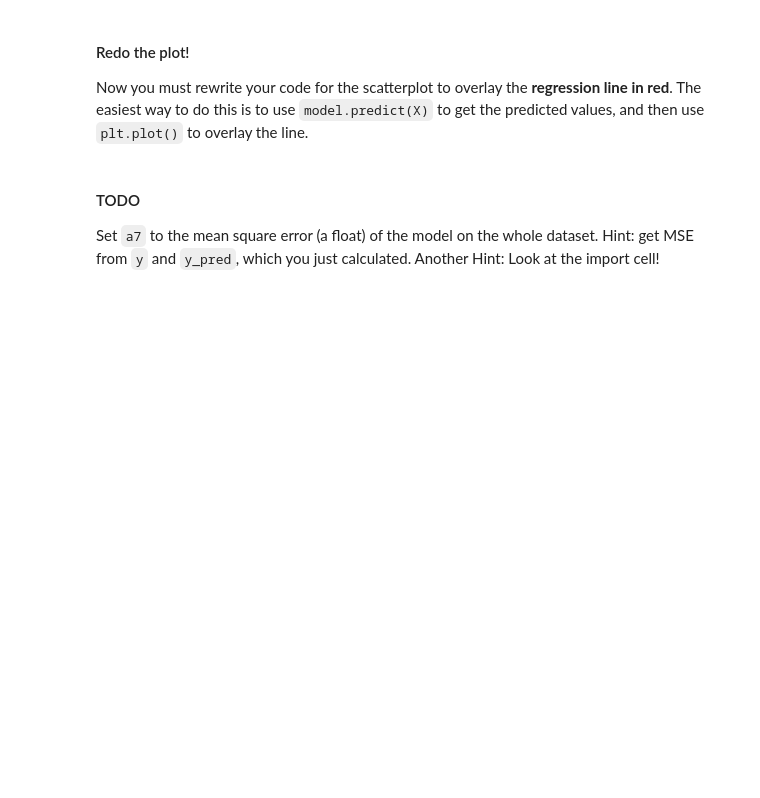
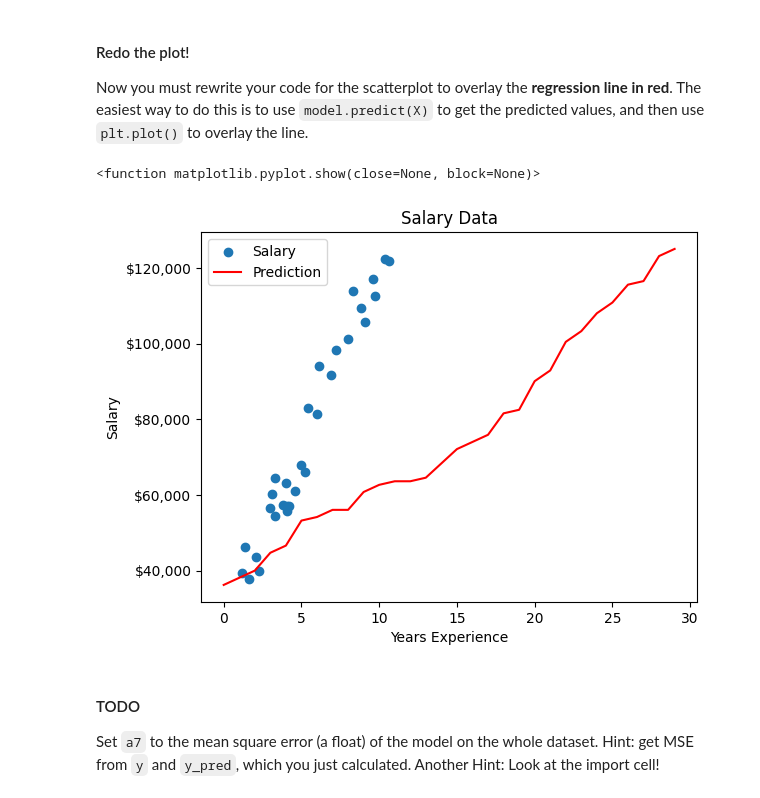
Before and after one commit to JonG-2025/Module-3-Assignments, a Jupyter notebook: Homework_01.ipynb, the cells around one changed output. Drawn from its saved outputs; the diff is of its cells as text; code cells hidden in the pictures; blank space fills up the shorter version.

```diff
--- a/Homework_01.ipynb
+++ b/Homework_01.ipynb
@@ -278,10 +289,10 @@ least-squares line with some evaluation metrics.
 Train your model on the whole dataset, and set `a5` to the intercept (a float)  (note: `sklearn` stores the intercept/bias separately from the coefficients)
 # %%
 # Your code here
+model = LinearRegression()
+model.fit(x, y)
 
-
-
-a5 = 0.0          # replace 0.0 with an expression returning the intercept value
+a5 = model.intercept_.item()         # replace 0.0 with an expression returning the intercept value
 # %%
 # Graded Answer
 # DO NOT change this cell in any way
@@ -313,6 +324,18 @@ Now you must rewrite your code for the scatterplot to overlay the **regression l
 is to  use `model.predict(X)` to get the predicted values, and then use `plt.plot()` to overlay the line.
 # %%
 # Your code here (not graded)
+plt.scatter(x, y, label= 'Salary')
+plt.xlabel("Years Experience")
+plt.ylabel("Salary")
+plt.plot(model.predict(x), label= 'Prediction', color= 'red')
+plt.title("Salary Data")
+plt.gca().yaxis.set_major_formatter(mtick.StrMethodFormatter('${x:,.0f}'))
+plt.legend()
+
+plt.show
+# %% [output]
+<function matplotlib.pyplot.show(close=None, block=None)>
+[figure, added]
 # %% [markdown]
 #### TODO
 
```
Also changed, not shown: parts of 10 cells of this notebook.
